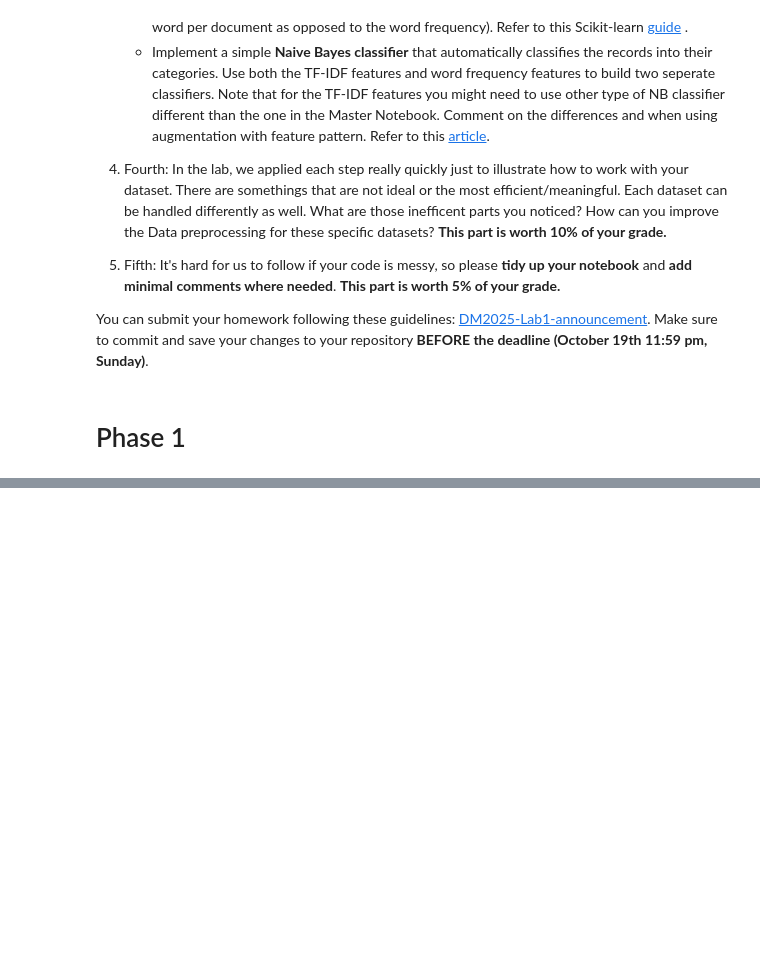
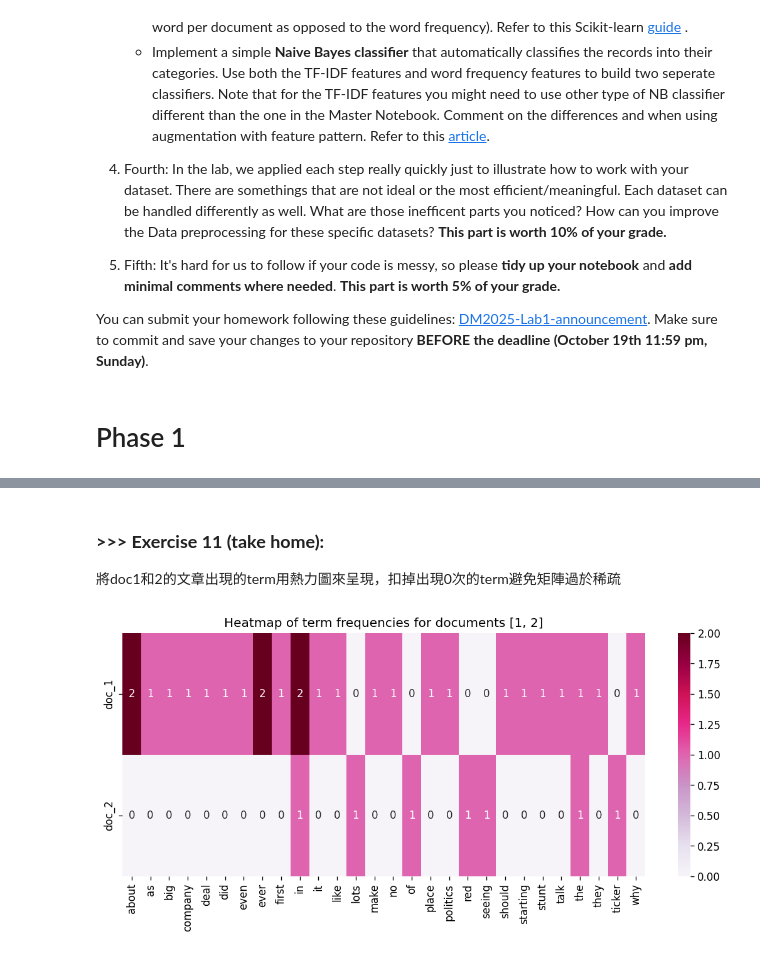
Before and after one commit to tower20021202/DM2025-Lab1-Exercise, a Jupyter notebook: DM2025-Lab1-Homework.ipynb, the cells around one changed output, grey strips where cells are left out. Cells and saved outputs as stored; diff of their text form; code cells hidden in the pictures; blank space fills up the shorter version.

```diff
--- a/DM2025-Lab1-Homework.ipynb
+++ b/DM2025-Lab1-Homework.ipynb
@@ -61,0 +426,25 @@ You can submit your homework following these guidelines: [DM2025-Lab1-announceme
+# %% [markdown]
+### **>>> Exercise 11 (take home):**
+將doc1和2的文章出現的term用熱力圖來呈現，扣掉出現0次的term避免矩陣過於稀疏
+# %%
+#選擇doucument 1和2並用熱力圖標示其中出現的terms_frequency，扣掉出現0次的terms以避免造成sparse matrix
+from scipy import sparse
+doc_ids = [1, 2]
+
+# 取出這兩篇文件的詞頻矩陣
+X_array = X_counts[doc_ids, :].toarray()
+
+# 只保留在這兩篇文件中出現過的詞
+nonzero_idx = np.where(X_array.sum(axis=0) > 0)[0]
+terms = count_vect.get_feature_names_out()[nonzero_idx]
+
+# 建立 DataFrame
+df_multi = pd.DataFrame(X_array[:, nonzero_idx],
+                        columns=terms,
+                        index=[f"doc_{i}" for i in doc_ids])
+plt.figure(figsize=(max(10, len(terms) * 0.4), len(doc_ids) * 0.6 + 3))
+ax = sns.heatmap(df_multi, cmap="PuRd", annot=True, fmt="g", cbar=True)
+ax.set_title(f"Heatmap of term frequencies for documents {doc_ids}")
+plt.show()
+# %% [output]
+[figure, added]
```
Also changed, not shown: parts of 56 cells of this notebook, 1 other file.
